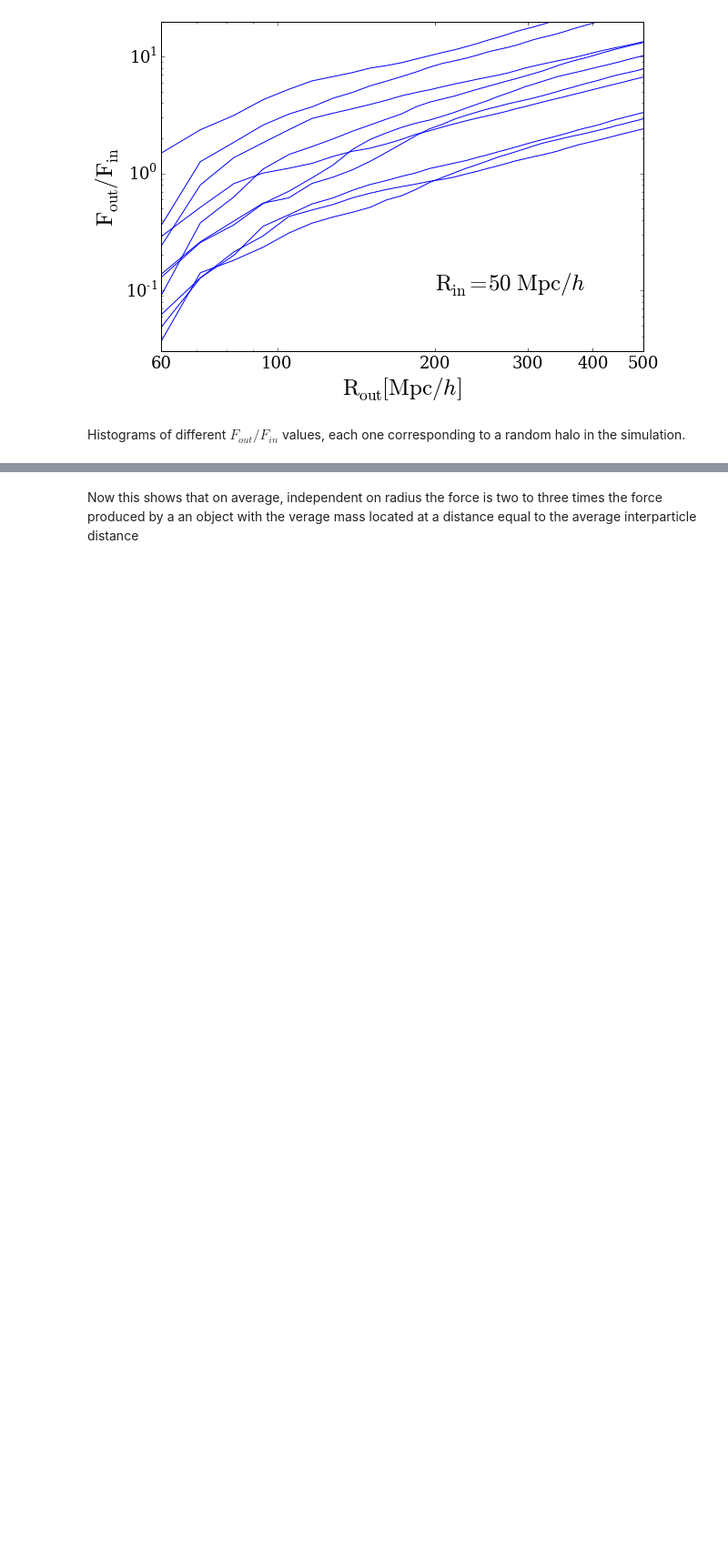
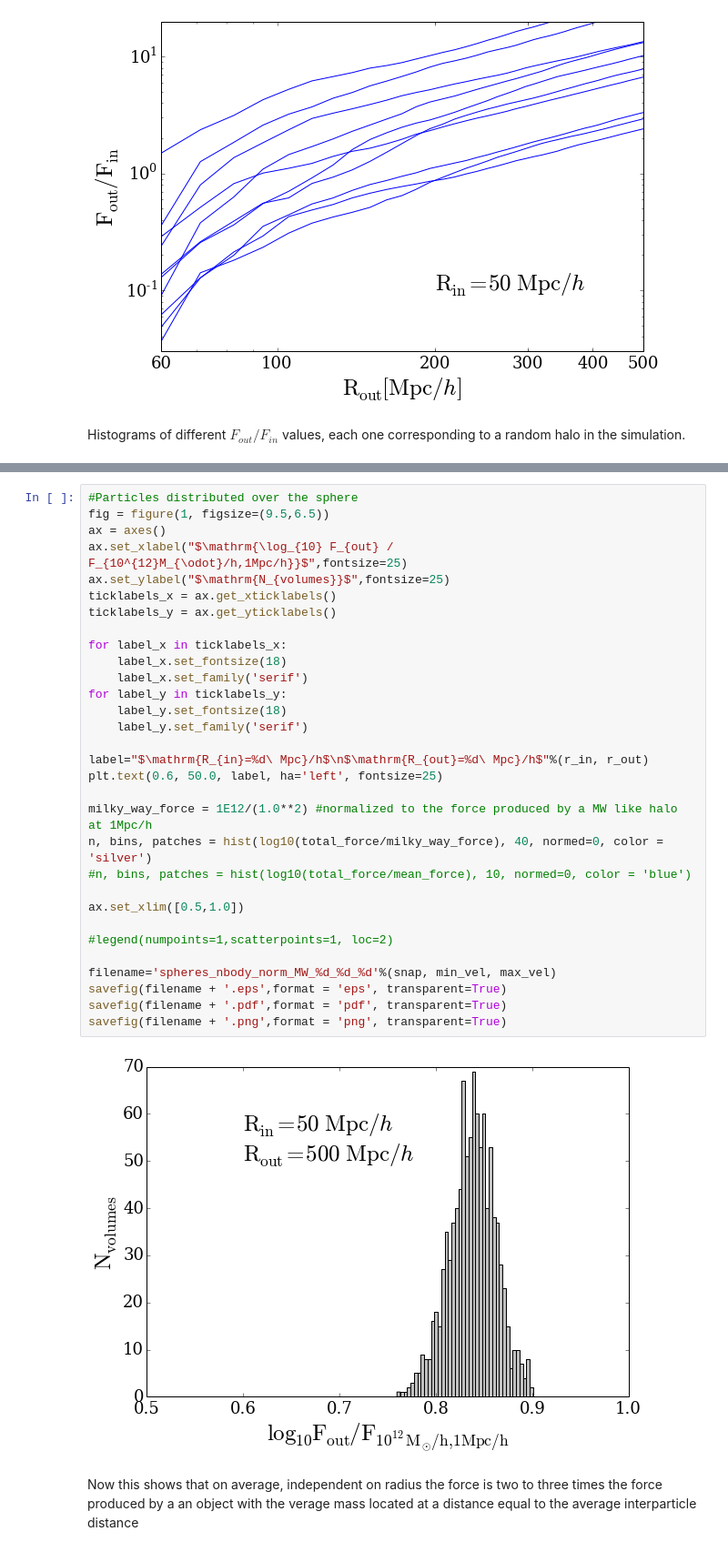
Before and after one commit to forero/spheres, a Jupyter notebook: code/spheres.ipynb, the cells around one changed output, grey strips where cells are left out. Shown: that part at 91% size. Drawn from its saved outputs; the diff is of its cells as text; blank space fills up the shorter version.

Commit message:
notebook makes normalization of forces to MW like halo forces

```diff
--- a/code/spheres.ipynb
+++ b/code/spheres.ipynb
@@ -390,3 +390,36 @@ savefig(filename + '.png',format = 'png', transparent=True)
+# %%
+#Particles distributed over the sphere
+fig = figure(1, figsize=(9.5,6.5))
+ax = axes()
+ax.set_xlabel("$\mathrm{\log_{10} F_{out} / F_{10^{12}M_{\odot}/h,1Mpc/h}}$",fontsize=25)
+ax.set_ylabel("$\mathrm{N_{volumes}}$",fontsize=25)
+ticklabels_x = ax.get_xticklabels()
+ticklabels_y = ax.get_yticklabels()
+
+for label_x in ticklabels_x:
+    label_x.set_fontsize(18)
+    label_x.set_family('serif')
+for label_y in ticklabels_y:
+    label_y.set_fontsize(18)
+    label_y.set_family('serif')
+
+label="$\mathrm{R_{in}=%d\ Mpc}/h$\n$\mathrm{R_{out}=%d\ Mpc}/h$"%(r_in, r_out)
+plt.text(0.6, 50.0, label, ha='left', fontsize=25)
+
+milky_way_force = 1E12/(1.0**2) #normalized to the force produced by a MW like halo at 1Mpc/h
+n, bins, patches = hist(log10(total_force/milky_way_force), 40, normed=0, color = 'silver')
+#n, bins, patches = hist(log10(total_force/mean_force), 10, normed=0, color = 'blue')
+
+ax.set_xlim([0.5,1.0])
+
+#legend(numpoints=1,scatterpoints=1, loc=2)
+
+filename='spheres_nbody_norm_MW_%d_%d_%d'%(snap, min_vel, max_vel)
+savefig(filename + '.eps',format = 'eps', transparent=True)
+savefig(filename + '.pdf',format = 'pdf', transparent=True)
+savefig(filename + '.png',format = 'png', transparent=True)
+# %% [output]
+[figure, added]
 # %% [markdown]
 Now this shows that on average, independent on radius the force is two to three times the force produced by a an object with the verage mass located at a distance equal to the average interparticle distance
 # %% [markdown]
```
Also changed, not shown: parts of 3 cells of this notebook.
